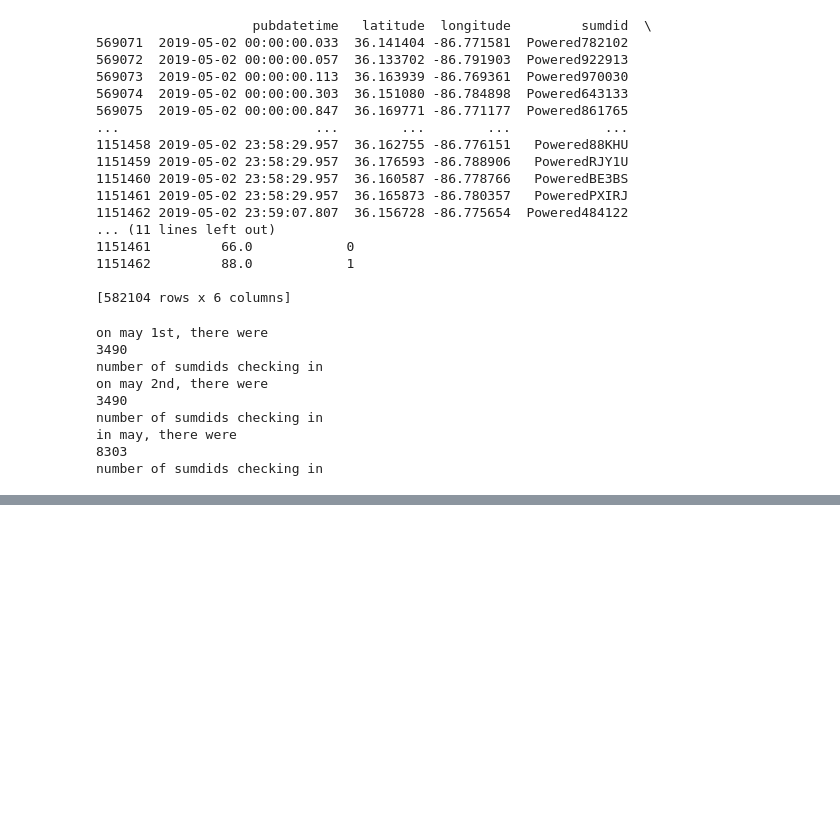
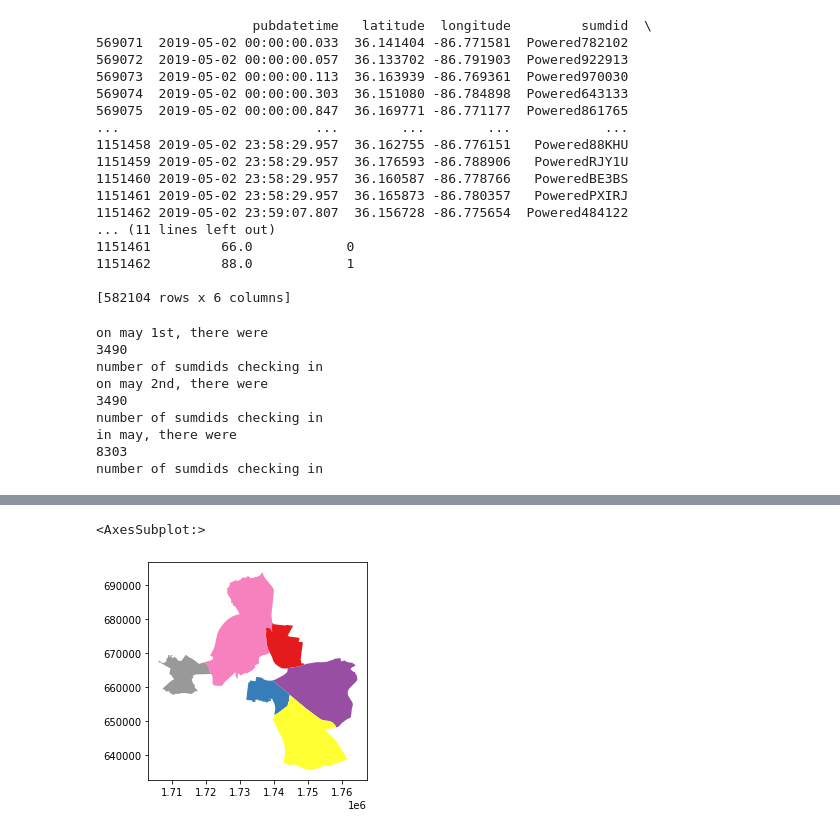
Before and after one commit to derektprice/mapping_scooters_nashville_python, a Jupyter notebook: notebooks/eda_scootin_thru_data.ipynb, the cells around one changed output, grey strips where cells are left out. Drawn from its saved outputs; the diff is of its cells as text; code cells hidden in the pictures; blank space fills up the shorter version.

```diff
--- a/notebooks/eda_scootin_thru_data.ipynb
+++ b/notebooks/eda_scootin_thru_data.ipynb
@@ -228,0 +224,5 @@ print(the_output['2019-05-01'])
+# %%
+promise_zones = gpd.read_file('../data/MDHA_Promise_Zones/Export_Output_5.shp')
+print(promise_zones.crs)
+promise_zones= promise_zones.to_crs('EPSG:4326')
+print(promise_zones)
@@ -228,0 +246,5 @@ print(the_output['2019-05-01'])
+# %%
+promise_zones.plot(cmap='Set1')
+# %% [output]
+<AxesSubplot:>
+[figure, added]
```
Also changed, not shown: parts of 13 cells of this notebook.
